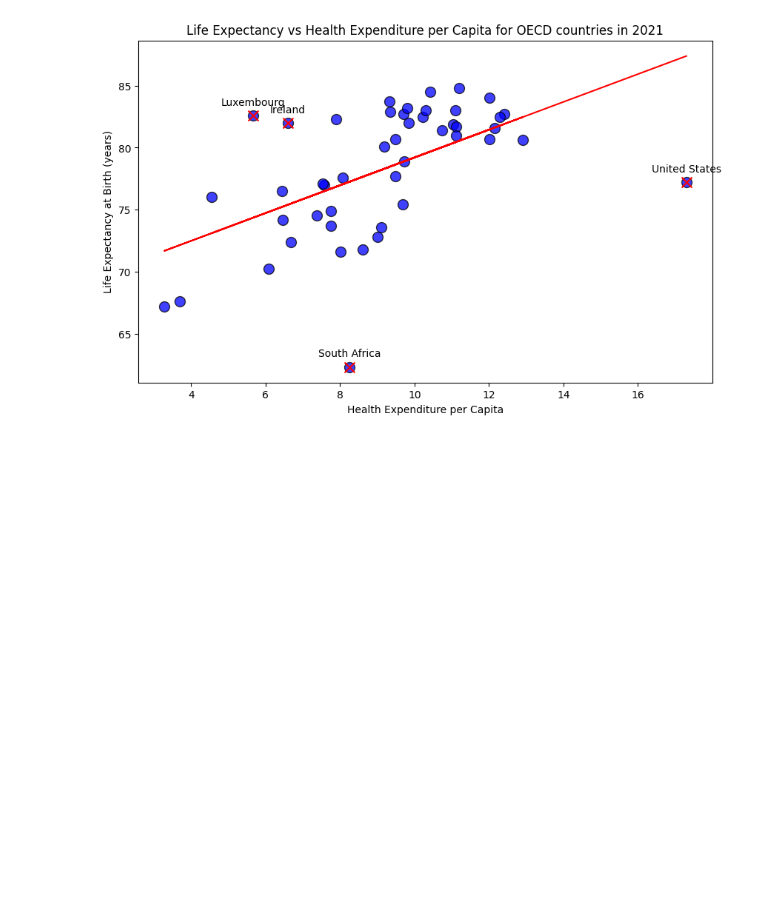
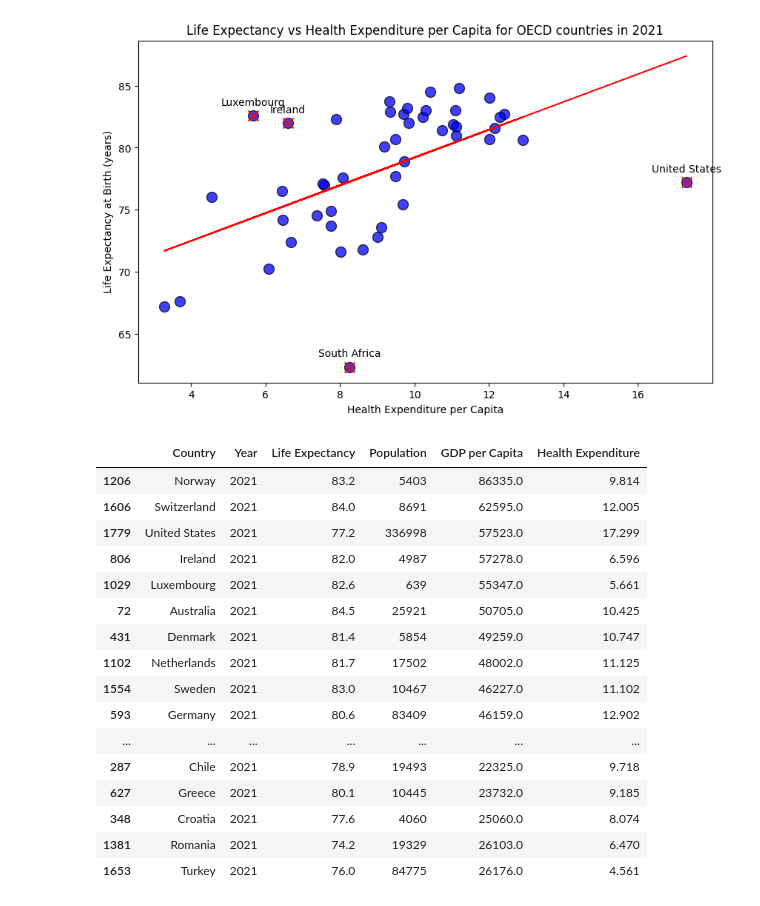
Before and after one commit to kevinzhouhogwarts/project-1-team-1, a Jupyter notebook: exploratory_code/life_expectancy_OECD_health_expense.ipynb, the cells around one changed output. Drawn from its saved outputs; the diff is of its cells as text; code cells hidden in the pictures; blank space fills up the shorter version.

```diff
--- a/exploratory_code/life_expectancy_OECD_health_expense.ipynb
+++ b/exploratory_code/life_expectancy_OECD_health_expense.ipynb
@@ -265,3 +265,29 @@ plt.show()
 The correlation between Health Expenditure per Capita and Life Expectancy is 0.55
 The r-squared value is: 0.30501019998530066
 [figure]
+# %%
+# Sorting and selecting top 15 and bottom 15 countries by GDP per capita
+top_15_gdp = data2021_df.nlargest(15, 'GDP per Capita')
+bottom_15_gdp = data2021_df.nsmallest(15, 'GDP per Capita')
+
+# Combining the top 15 and bottom 15 into a single DataFrame
+gdp_df = pd.concat([top_15_gdp, bottom_15_gdp])
+gdp_df
+# %% [output]
+|  | Country | Year | Life Expectancy | Population | GDP per Capita | Health Expenditure |
+| 1206 | Norway | 2021 | 83.2 | 5403 | 86335.0 | 9.814 |
+| 1606 | Switzerland | 2021 | 84.0 | 8691 | 62595.0 | 12.005 |
+| 1779 | United States | 2021 | 77.2 | 336998 | 57523.0 | 17.299 |
+| 806 | Ireland | 2021 | 82.0 | 4987 | 57278.0 | 6.596 |
+| 1029 | Luxembourg | 2021 | 82.6 | 639 | 55347.0 | 5.661 |
+| 72 | Australia | 2021 | 84.5 | 25921 | 50705.0 | 10.425 |
+| 431 | Denmark | 2021 | 81.4 | 5854 | 49259.0 | 10.747 |
+| 1102 | Netherlands | 2021 | 81.7 | 17502 | 48002.0 | 11.125 |
+| 1554 | Sweden | 2021 | 83.0 | 10467 | 46227.0 | 11.102 |
+| 593 | Germany | 2021 | 80.6 | 83409 | 46159.0 | 12.902 |
+| ... | ... | ... | ... | ... | ... | ... |
+| 287 | Chile | 2021 | 78.9 | 19493 | 22325.0 | 9.718 |
+| 627 | Greece | 2021 | 80.1 | 10445 | 23732.0 | 9.185 |
+| 348 | Croatia | 2021 | 77.6 | 4060 | 25060.0 | 8.074 |
+| 1381 | Romania | 2021 | 74.2 | 19329 | 26103.0 | 6.470 |
+| 1653 | Turkey | 2021 | 76.0 | 84775 | 26176.0 | 4.561 |
```
Also changed, not shown: parts of 1 cell of this notebook, 8 other files.
